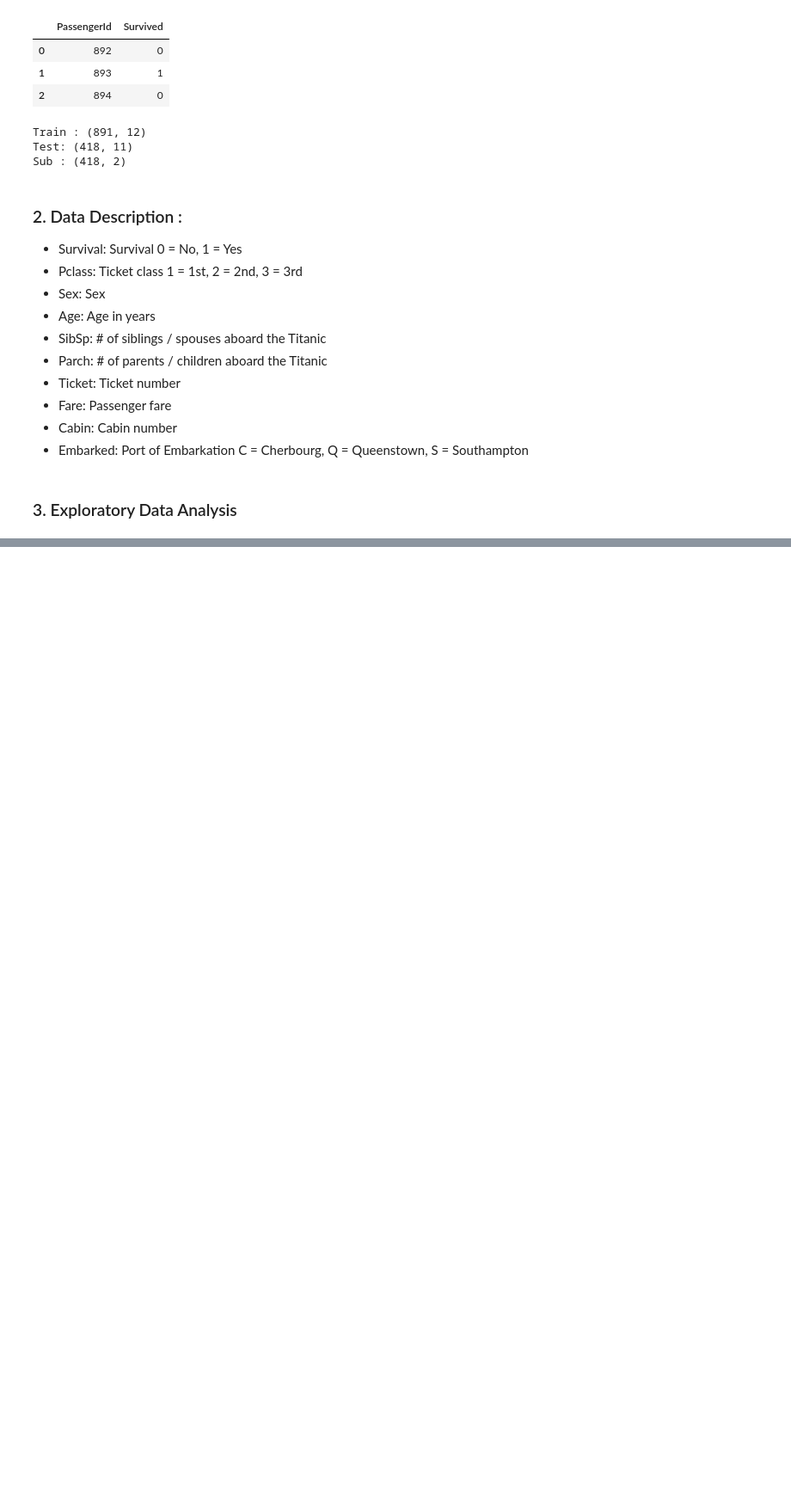
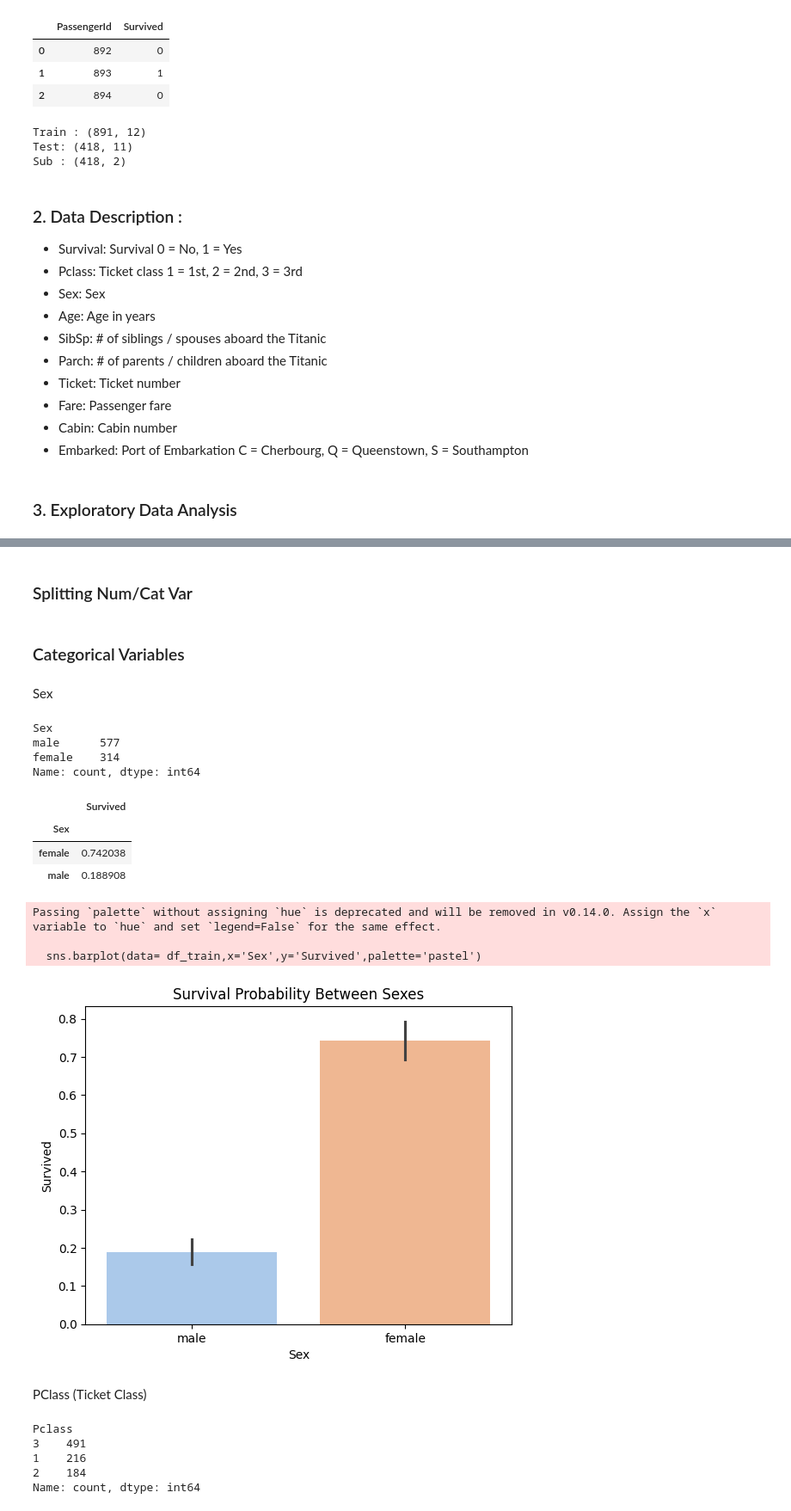
Before and after one commit to MarcusO17/kaggle-comps, a Jupyter notebook: main.ipynb, the cells around one changed output, grey strips where cells are left out. Shown: that part at 86% size. Drawn from its saved outputs; the diff is of its cells as text; code cells hidden in the pictures; blank space fills up the shorter version.

```diff
--- a/main.ipynb
+++ b/main.ipynb
@@ -80,0 +124,39 @@ None
+# %% [markdown]
+### Splitting Num/Cat Var
+# %% [markdown]
+### Categorical Variables
+# %% [markdown]
+Sex
+# %%
+df_train['Sex'].value_counts()
+# %% [output]
+Sex
+male      577
+female    314
+Name: count, dtype: int64
+# %%
+pd.pivot_table(df_train,index='Sex',values='Survived')
+# %% [output]
+|  | Survived |
+| Sex |  |
+| female | 0.742038 |
+| male | 0.188908 |
+# %%
+sns.barplot(data= df_train,x='Sex',y='Survived',palette='pastel')
+plt.title('Survival Probability Between Sexes')
+plt.show()
+# %% [output]
+Passing `palette` without assigning `hue` is deprecated and will be removed in v0.14.0. Assign the `x` variable to `hue` and set `legend=False` for the same effect.
+
+  sns.barplot(data= df_train,x='Sex',y='Survived',palette='pastel')
+[figure, added]
+# %% [markdown]
+PClass (Ticket Class)
+# %%
+df_train['Pclass'].value_counts()
+# %% [output]
+Pclass
+3    491
+1    216
+2    184
+Name: count, dtype: int64
```
Also changed, not shown: parts of 14 cells of this notebook.
